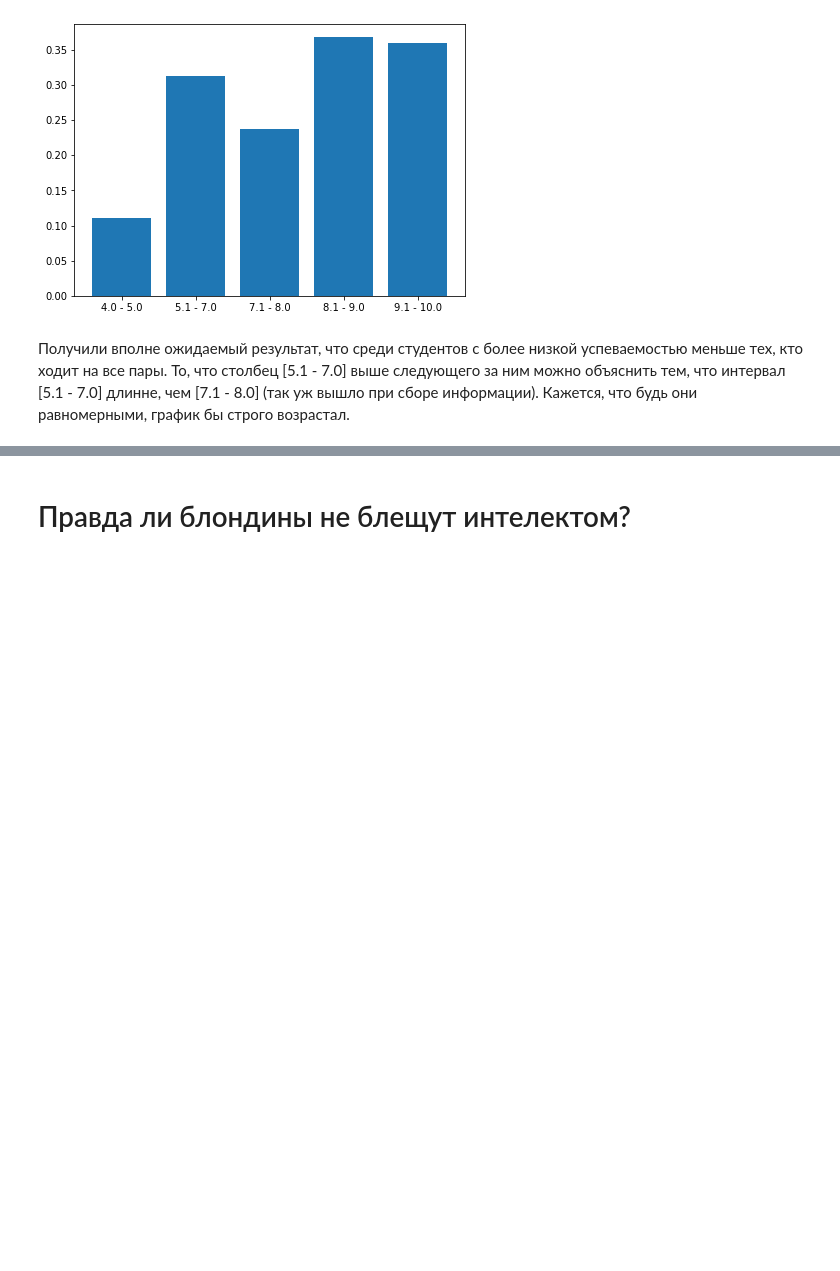
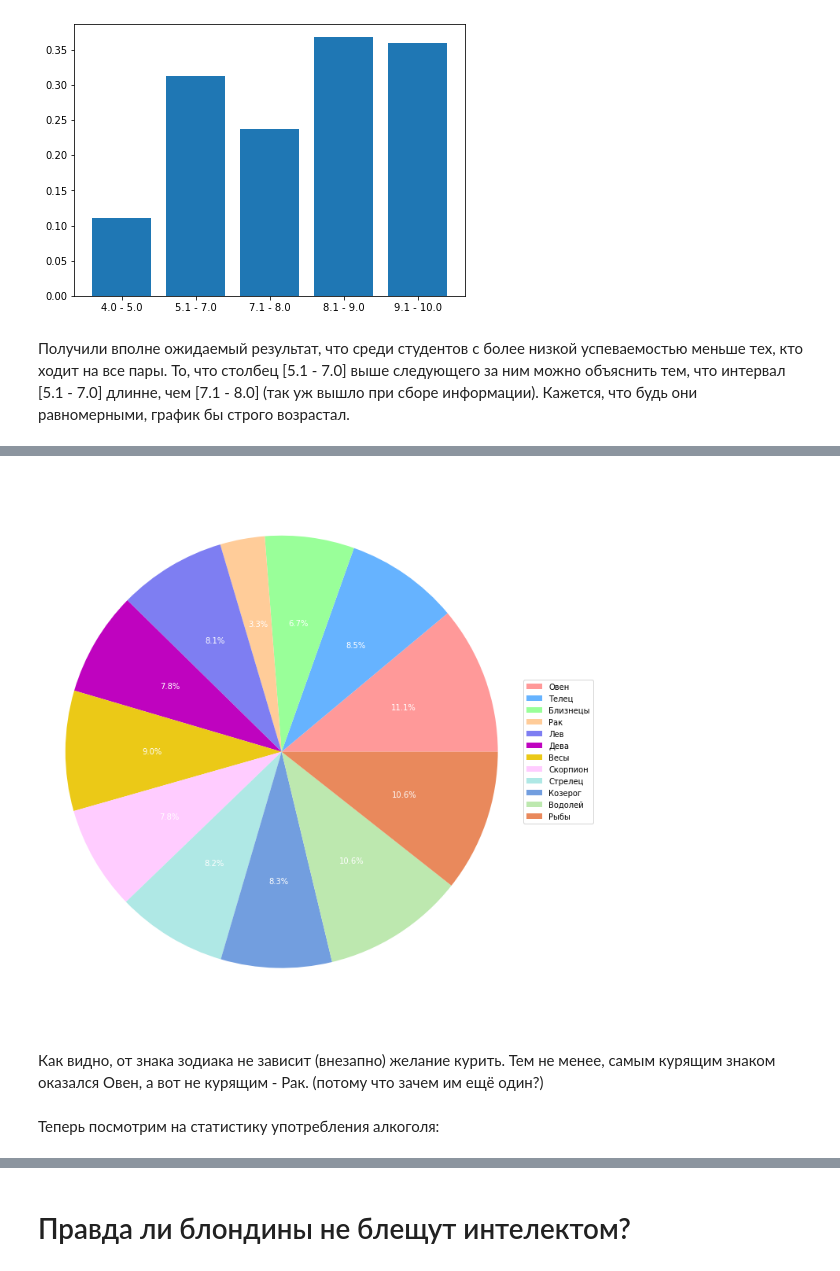
Before and after one commit to sherri-ice/DataAnalyseProject, a Jupyter notebook: vkiad_project.ipynb, the cells around one changed output, grey strips where cells are left out. Cells and saved outputs as stored; diff of their text form; code cells hidden in the pictures; blank space fills up the shorter version.

```diff
--- a/vkiad_project.ipynb
+++ b/vkiad_project.ipynb
@@ -412,0 +480,7 @@ plt.bar(range(grades_intervals.size), grades_and_full_attendance)
+# %%
+grouped_data = data_frame.groupby(by = ['zodiac_sign']).apply(lambda x: x['smoke'].value_counts(normalize = True)['Не курю'])
+grouped_data = grouped_data[['Овен', 'Телец', 'Близнецы',
+                              'Рак', 'Лев', 'Дева',
+                             'Весы', 'Скорпион', 'Стрелец',
+                             'Козерог', 'Водолей', 'Рыбы']]
+print(grouped_data)
@@ -412,0 +502,28 @@ plt.bar(range(grades_intervals.size), grades_and_full_attendance)
+# %%
+fig, ax = plt.subplots(figsize=(10, 10), subplot_kw=dict(aspect="equal"))
+def func(pct):
+    absolute = int(np.round(pct*100))
+    return "{:.1f}%".format(pct, absolute)
+
+labels = ['Овен', 'Телец', 'Близнецы', 'Рак', 'Лев', 'Дева',
+          'Весы', 'Скорпион', 'Стрелец', 'Козерог', 'Водолей', 'Рыбы']
+colors = ['#ff9999','#66b3ff','#99ff99','#ffcc99',
+          '#7e7ef2', '#bf03bf', '#ebc917', '#ffccff',
+          '#afe8e5', '#729edf', '#bde8af', '#e9895c']
+wedges, texts, autotexts = ax.pie(1 - grouped_data.values, colors = colors, autopct = lambda pct: func(pct),
+                                  textprops=dict(color="w"))
+
+
+plt.legend(wedges, labels,
+          loc="center left",
+          bbox_to_anchor=(1, 0, 0.5, 1))
+# Set aspect ratio to be equal so that pie is drawn as a circle.
+plt.axis('equal')
+plt.tight_layout()
+# %% [output]
+[figure, added]
+# %% [markdown]
+Как видно, от знака зодиака не зависит (внезапно) желание курить.
+Тем не менее, самым курящим знаком оказался Овен, а вот не курящим - Рак. (потому что зачем им ещё один?)
+# %% [markdown]
+Теперь посмотрим на статистику употребления алкоголя:
```
Also changed, not shown: parts of 30 cells of this notebook.
